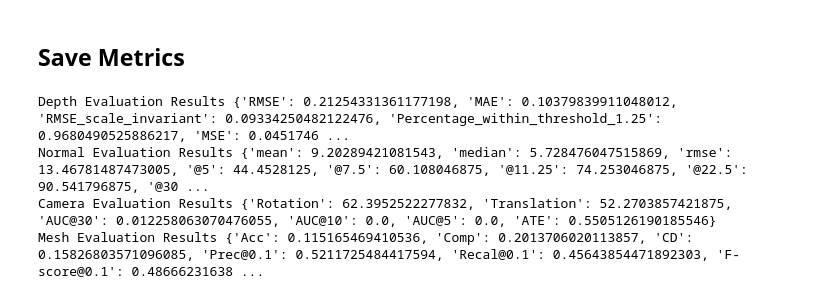
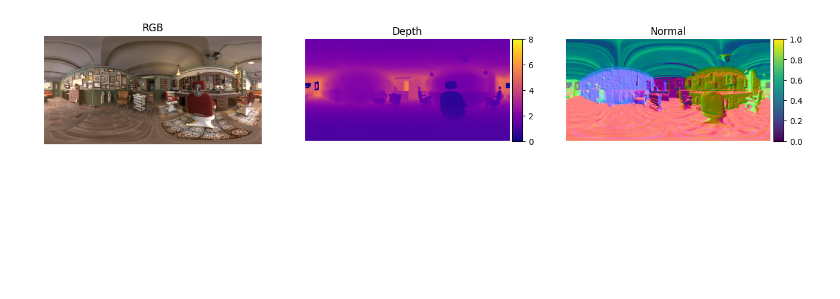
Before and after one commit to gsisaoki/Omnidirectional_Blender_3D_Dataset, a Jupyter notebook: eval_demo.ipynb, the cells around one changed output. Saved outputs shown, nothing was run; the diff lists cells and outputs as text; code cells hidden in the pictures; blank space fills up the shorter version.

```diff
--- a/eval_demo.ipynb
+++ b/eval_demo.ipynb
@@ -76,17 +0,0 @@ visualize_rgb_depth_normal(rgb, depth_map, normal_map, visualize_depth_max=6.0)
-# %%
-ply_path = '/home/jaxa/shintaro/OmniGauSS/Blender360/meshes/00200000.ply'
-gt_ply_path = '/home/jaxa/takama/NeurIPS2025_DB-Trucks/NeurIPS_data-check/barbershop_interior_removed.ply'
-img_idx = '00024'
-camera_path = f'/home/jaxa/shintaro/Blender360/barbershop/Egocentric/cameras/{img_idx}_cam.json'
-gt_depth_path = f'/home/jaxa/shintaro/Blender360/barbershop/Egocentric/depths/{img_idx}_depth0005.exr'        # BUG: depth を保存するときの名前を間違っている？ 最後の視点のデプスしか望んできていないかも
-gt_normal_path = f'/home/jaxa/shintaro/Blender360/barbershop/Egocentric/normals/{img_idx}_normal0005.exr'
-gt_rgb_path = f'/home/jaxa/shintaro/Blender360/barbershop/Egocentric/images/{img_idx}_rgb.png'
-
-with open(camera_path, 'r') as f:
-    cameras = json.load(f)
-camera_info = cameras[0]
-extrinsics = camera_info["extrinsics"]
-rotation = np.array(extrinsics["rotation"])
-translation = np.array(extrinsics["translation"])
-rotation = np.linalg.inv(rotation)
-translation = -rotation @ np.array(translation)
@@ -92,0 +3,13 @@ translation = -rotation @ np.array(translation)
+# %%
+import numpy as np
+from utils.equirectangular_render import *
+from utils.eval_depth import *
+import glob
+
+ply_path = f'/home/jaxa/takama/github/SDF360/SDF360/exp/barbershop-egocentric/meshes/00200000.ply'
+camera_path = sorted(glob.glob('/home/jaxa/shintaro/datasets/Blender360/barbershop/Egocentric/cameras/*.json'))[0]
+gt_depth_path = sorted(glob.glob('/home/jaxa/shintaro/datasets/Blender360/barbershop/Egocentric/depths/*.exr'))[0]
+depth_map, normal_map = equirectangular_renderer_from_mesh(ply_path, camera_path, width=1600, height=800)
+depth_map_gt = np.array(read_exr_depth(gt_depth_path)).astype(np.float32)
+depth_metrics = calculate_metrics(depth_map, depth_map_gt, depth_max_value=8.0)
+print(depth_metrics)
@@ -95,6 +22,0 @@ translation = -rotation @ np.array(translation)
-# %%
-depth_map, normal_map = equirectangular_renderer_from_mesh(ply_path, width=1600, height=800, origin=translation, rotation=rotation)  # NOTE: scale を乗じていない
-
-from PIL import Image
-rgb = np.array(Image.open(gt_rgb_path))
-visualize_rgb_depth_normal(rgb, depth_map, normal_map, visualize_depth_max=6.0)
@@ -192,31 +23,8 @@ print(mesh_metrics)
-# %% [markdown]
-## Save Metrics
-# %%
-all_metrics = {
-    "depth_metrics": depth_metrics,
-    "normal_metrics": normal_metrics,
-    "camera_metrics": camera_metrics,
-    "mesh_metrics": mesh_metrics,
-}
-
-# from float32 to float
-for eval_target, metrics in all_metrics.items():
-    for metric, value in metrics.items():
-        if isinstance(value, np.float32):
-            all_metrics[eval_target][metric] = float(value)
-
-print("Depth Evaluation Results", all_metrics["depth_metrics"])
-print("Normal Evaluation Results", all_metrics["normal_metrics"])
-print("Camera Evaluation Results", all_metrics["camera_metrics"])
-print("Mesh Evaluation Results", all_metrics["mesh_metrics"])
-
-# save metrics to JSON file
-# output_path = '/home/jaxa/takama/NeurIPS2025_DB-Trucks/NeurIPS_data-check/metrics.json'
-# with open(output_path, "w") as f:
-#     json.dump(all_metrics, f, indent=4)
-# print(f"Metrics saved to {output_path}")
-# %% [output]
-Depth Evaluation Results {'RMSE': 0.21254331361177198, 'MAE': 0.10379839911048012, 'RMSE_scale_invariant': 0.09334250482122476, 'Percentage_within_threshold_1.25': 0.9680490525886217, 'MSE': 0.0451746 ...
-Normal Evaluation Results {'mean': 9.20289421081543, 'median': 5.728476047515869, 'rmse': 13.46781487473005, '@5': 44.4528125, '@7.5': 60.108046875, '@11.25': 74.253046875, '@22.5': 90.541796875, '@30 ...
-Camera Evaluation Results {'Rotation': 62.3952522277832, 'Translation': 52.2703857421875, 'AUC@30': 0.012258063070476055, 'AUC@10': 0.0, 'AUC@5': 0.0, 'ATE': 0.5505126190185546}
-Mesh Evaluation Results {'Acc': 0.115165469410536, 'Comp': 0.2013706020113857, 'CD': 0.15826803571096085, 'Prec@0.1': 0.5211725484417594, 'Recal@0.1': 0.45643854471892303, 'F-score@0.1': 0.48666231638 ...
+# %%
+from PIL import Image
+from utils.visualize import visualize_rgb_depth_normal
+gt_rgb_path = sorted(glob.glob('/home/jaxa/shintaro/datasets/Blender360/barbershop/Egocentric/images/*.png'))[0]
+rgb = np.array(Image.open(gt_rgb_path))
+visualize_rgb_depth_normal(rgb, depth_map, normal_map, visualize_depth_max=8.0)
+# %% [output]
+[figure, added]
```
Also changed, not shown: parts of 21 cells of this notebook, 3 other files.
